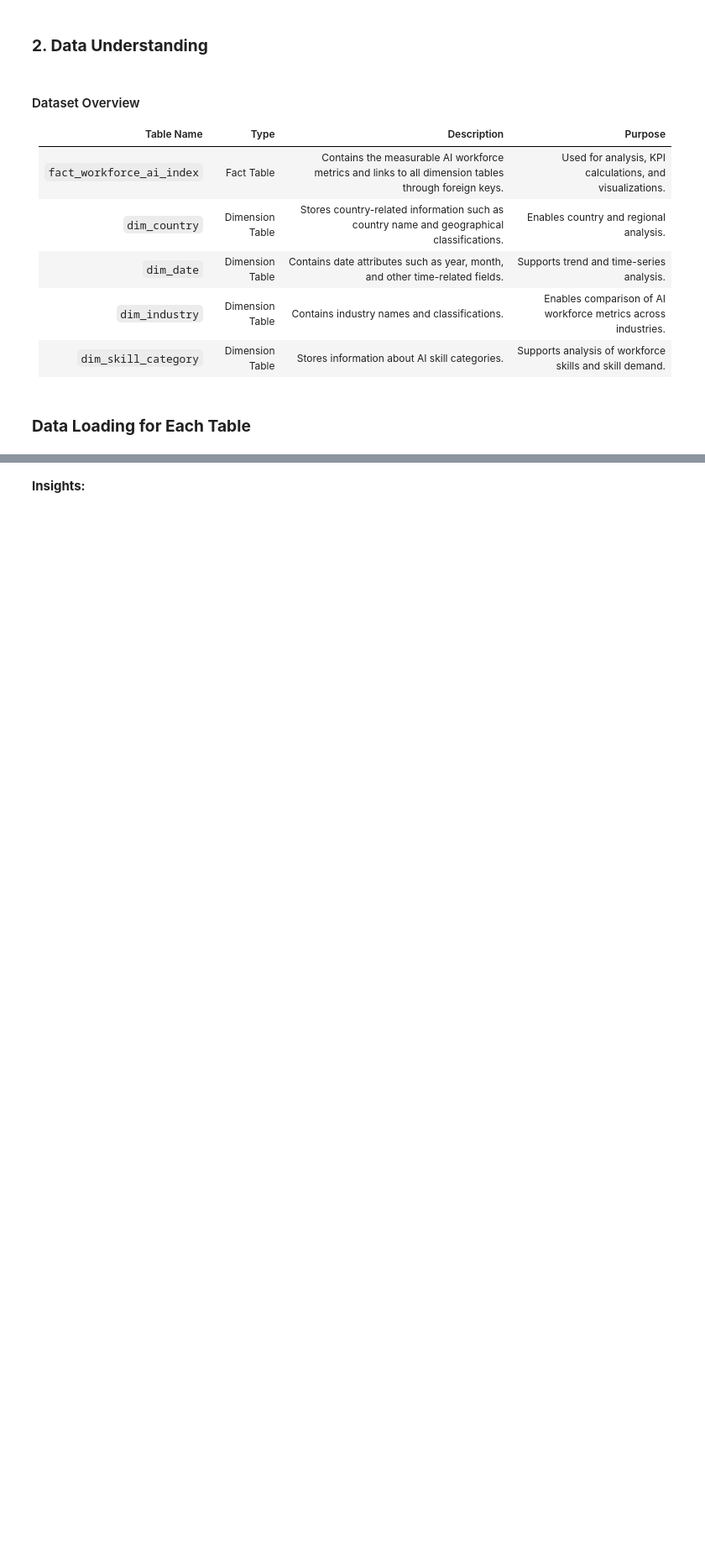
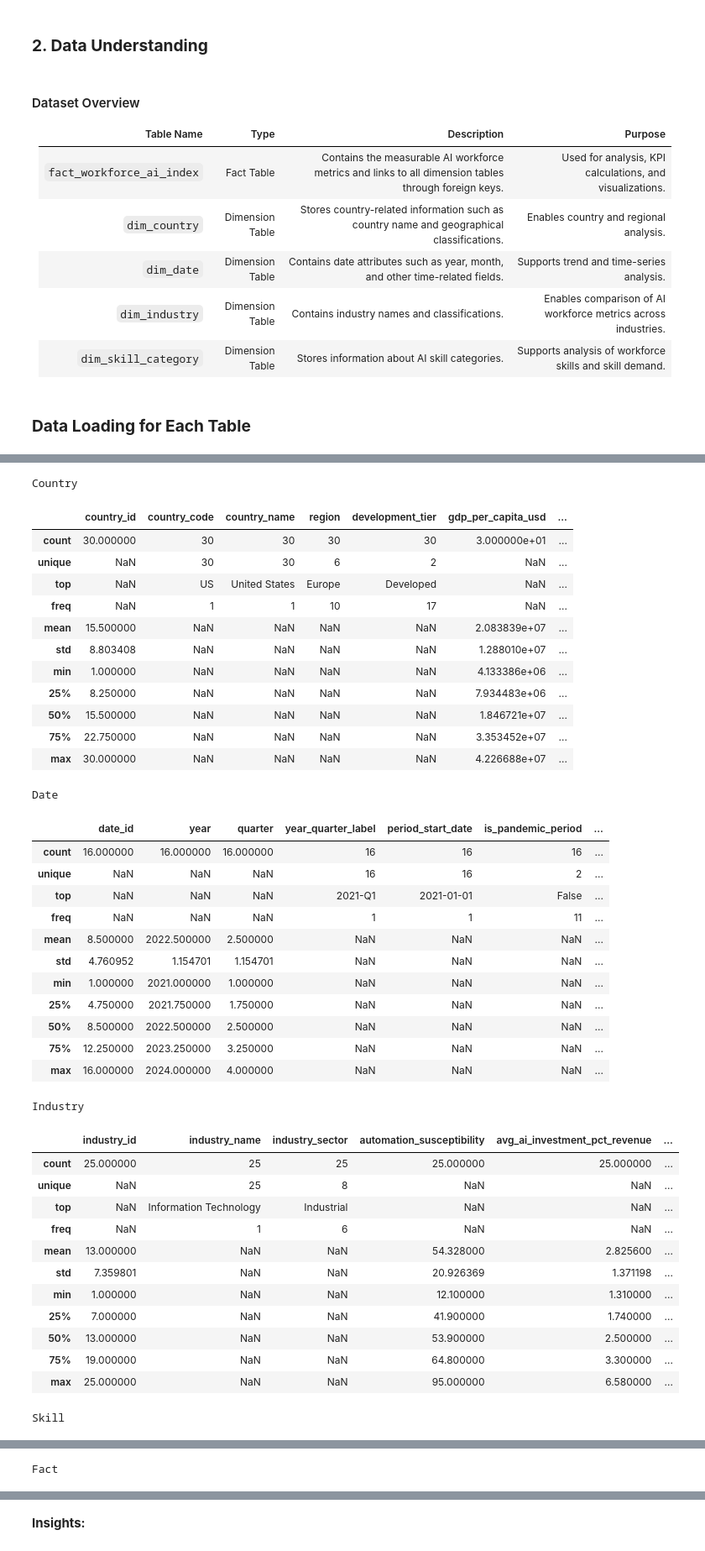
Before and after one commit to Davis-Azangu-DataAnalyst/OnyxDataDNAChallenge, a Jupyter notebook: onyxnotebook.ipynb, the cells around one changed output, grey strips where cells are left out. Shown at 84% size. Drawn from its saved outputs; the diff is of its cells as text; code cells hidden in the pictures; blank space fills up the shorter version.

Commit message:
data loading & dataset overview

```diff
--- a/onyxnotebook.ipynb
+++ b/onyxnotebook.ipynb
@@ -50,0 +61,14 @@ The objective of this project is to analyze the impact of artificial intelligenc
+# %%
+# Create a dictinary for the datasets
+datasets = {
+    "Country": country_df,
+    "Date": date_df,
+    "Industry": industry_df,
+    "Skill": skill_df,
+    "Fact": fact_df
+}
+# %%
+# Display the first 3 rows of each dataset
+for name, df in datasets.items():
+    print(name)
+    display(df.head(3))
@@ -50,0 +101,5 @@ The objective of this project is to analyze the impact of artificial intelligenc
+# %%
+# Check shaape of each datasets
+for name, df in datasets.items():
+    print(name)
+    print(df.shape)
@@ -50,0 +117,5 @@ The objective of this project is to analyze the impact of artificial intelligenc
+# %%
+# Check for missing values in each dataset
+for name, df in datasets.items():
+    print(name)
+    print(df.isnull().sum())
@@ -50,0 +140,48 @@ The objective of this project is to analyze the impact of artificial intelligenc
+# %%
+# Describe each dataset
+for name, df in datasets.items():
+
+    print(name)
+
+    display(df.describe(include="all"))
+# %% [output]
+Country
+|  | country_id | country_code | country_name | region | development_tier | gdp_per_capita_usd | ... |
+| count | 30.000000 | 30 | 30 | 30 | 30 | 3.000000e+01 | ... |
+| unique | NaN | 30 | 30 | 6 | 2 | NaN | ... |
+| top | NaN | US | United States | Europe | Developed | NaN | ... |
+| freq | NaN | 1 | 1 | 10 | 17 | NaN | ... |
+| mean | 15.500000 | NaN | NaN | NaN | NaN | 2.083839e+07 | ... |
+| std | 8.803408 | NaN | NaN | NaN | NaN | 1.288010e+07 | ... |
+| min | 1.000000 | NaN | NaN | NaN | NaN | 4.133386e+06 | ... |
+| 25% | 8.250000 | NaN | NaN | NaN | NaN | 7.934483e+06 | ... |
+| 50% | 15.500000 | NaN | NaN | NaN | NaN | 1.846721e+07 | ... |
+| 75% | 22.750000 | NaN | NaN | NaN | NaN | 3.353452e+07 | ... |
+| max | 30.000000 | NaN | NaN | NaN | NaN | 4.226688e+07 | ... |
+Date
+|  | date_id | year | quarter | year_quarter_label | period_start_date | is_pandemic_period | ... |
+| count | 16.000000 | 16.000000 | 16.000000 | 16 | 16 | 16 | ... |
+| unique | NaN | NaN | NaN | 16 | 16 | 2 | ... |
+| top | NaN | NaN | NaN | 2021-Q1 | 2021-01-01 | False | ... |
+| freq | NaN | NaN | NaN | 1 | 1 | 11 | ... |
+| mean | 8.500000 | 2022.500000 | 2.500000 | NaN | NaN | NaN | ... |
+| std | 4.760952 | 1.154701 | 1.154701 | NaN | NaN | NaN | ... |
+| min | 1.000000 | 2021.000000 | 1.000000 | NaN | NaN | NaN | ... |
+| 25% | 4.750000 | 2021.750000 | 1.750000 | NaN | NaN | NaN | ... |
+| 50% | 8.500000 | 2022.500000 | 2.500000 | NaN | NaN | NaN | ... |
+| 75% | 12.250000 | 2023.250000 | 3.250000 | NaN | NaN | NaN | ... |
+| max | 16.000000 | 2024.000000 | 4.000000 | NaN | NaN | NaN | ... |
+Industry
+|  | industry_id | industry_name | industry_sector | automation_susceptibility | avg_ai_investment_pct_revenue | ... |
+| count | 25.000000 | 25 | 25 | 25.000000 | 25.000000 | ... |
+| unique | NaN | 25 | 8 | NaN | NaN | ... |
+| top | NaN | Information Technology | Industrial | NaN | NaN | ... |
+| freq | NaN | 1 | 6 | NaN | NaN | ... |
+| mean | 13.000000 | NaN | NaN | 54.328000 | 2.825600 | ... |
+| std | 7.359801 | NaN | NaN | 20.926369 | 1.371198 | ... |
+| min | 1.000000 | NaN | NaN | 12.100000 | 1.310000 | ... |
+| 25% | 7.000000 | NaN | NaN | 41.900000 | 1.740000 | ... |
+| 50% | 13.000000 | NaN | NaN | 53.900000 | 2.500000 | ... |
+| 75% | 19.000000 | NaN | NaN | 64.800000 | 3.300000 | ... |
+| max | 25.000000 | NaN | NaN | 95.000000 | 6.580000 | ... |
+Skill
@@ -50,0 +200 @@ The objective of this project is to analyze the impact of artificial intelligenc
+Fact
```
Also changed, not shown: parts of 9 cells of this notebook.
